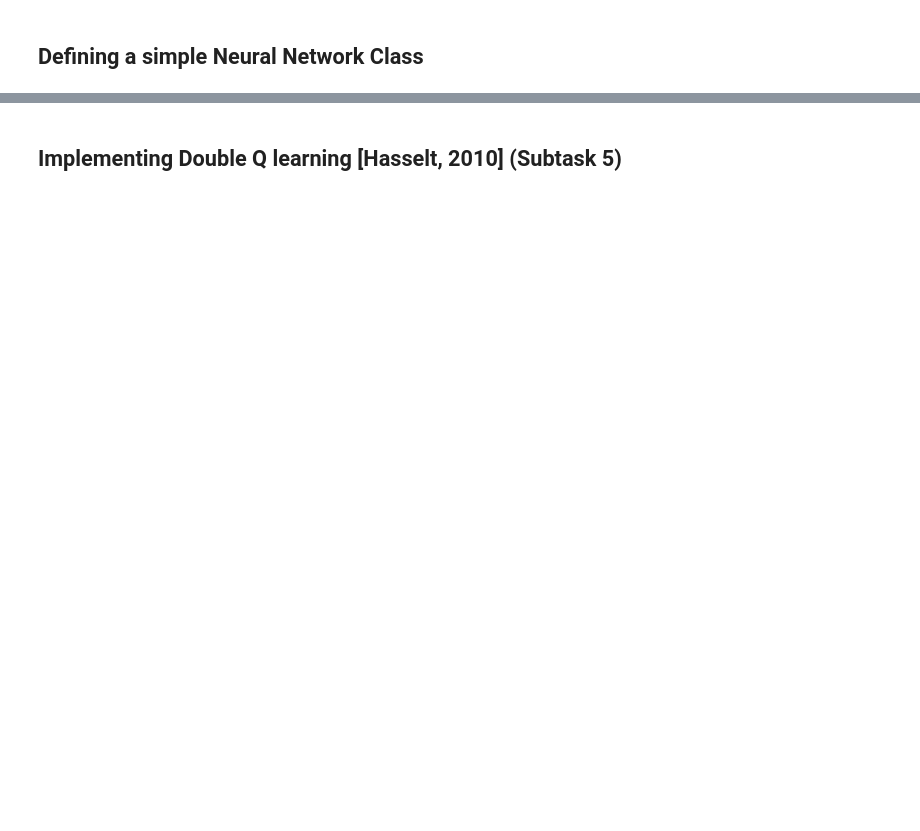
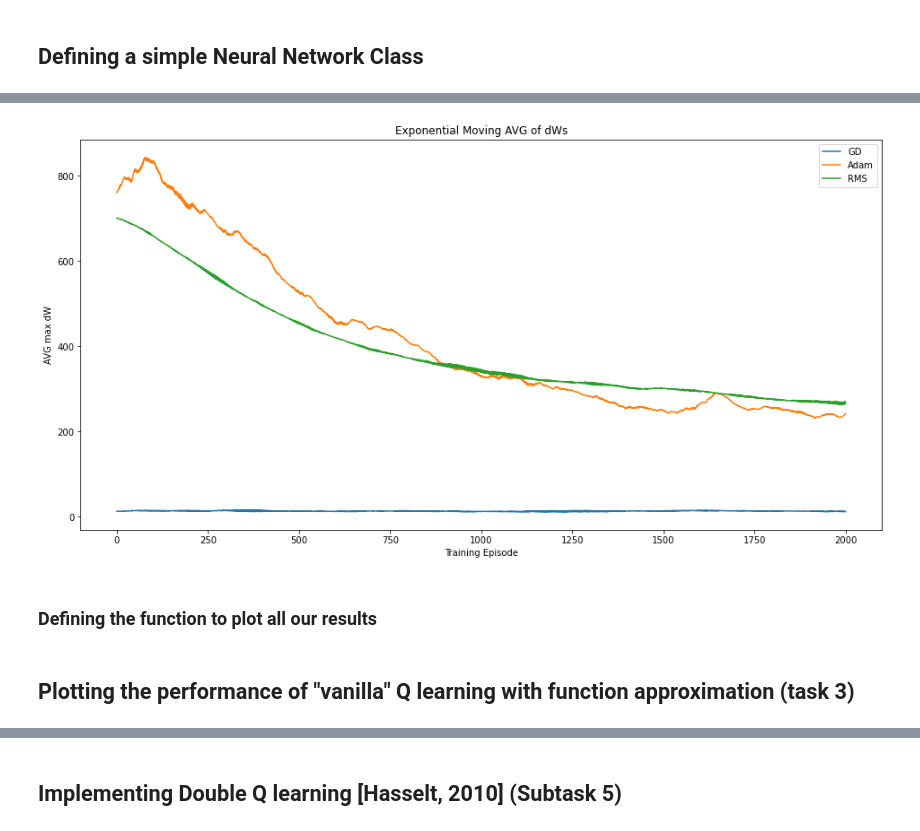
Before and after one commit to bzamanlooy/super-chess, a Jupyter notebook: Assignment/Assignment.ipynb, the cells around one changed output, grey strips where cells are left out. Drawn from its saved outputs; the diff is of its cells as text; code cells hidden in the pictures; blank space fills up the shorter version.

Commit message:
Added plots for most subtatsks.

```diff
--- a/Assignment/Assignment.ipynb
+++ b/Assignment/Assignment.ipynb
@@ -355,7 +337,7 @@ class NeuralNetwork:
 
 
 
-    def train(self, x_train, y_train, lr, epochs, batch_size, print_frequency = 10,  shuffle_indexes = True):
+    def train(self, x_train, y_train, lr, epochs, batch_size, print_frequency = 10,  shuffle_indexes = True, return_dWs = False):
 
         number_of_batches = int(math.floor(len(x_train)/batch_size))
 
@@ -401,6 +383,9 @@ class NeuralNetwork:
 
 
                 self.update(dWs, dbiases, batch_size, lr)   # update the parameters of the NN based on the dWs, dbiases you calculated + the batch size  and learning rate
+
+                if return_dWs:
+                    return dWs
 # %%
 class Adam:
     """
@@ -791,25 +786,0 @@ def exponential_moving_average(x, smoothing_parameter=0.99):
-# %%
-def plot_exponential_moving_avgs(result_arrays, plot_labels = ['Qlearning'], y_label = 'Reward',title = 'Exponential Moving Average of Reward Per Game'):
-    """
-    A custom function that takes as input a list of numpy arrays, each of whom has the same shape as returned by different runs of our Q-learning/ Double Q-learning implementations,
-    and plots all of the corresponding exponential moving averages.
-    """
-
-
-    plt.figure(figsize=(16,8))
-
-    for (j, result_array) in enumerate(result_arrays):
-        result_array_copy = result_array.copy()
-
-        R_list = list(result_array_copy.flatten())
-        R_list_ema = exponential_moving_average(R_list)
-
-        plt.plot(R_list_ema, label = plot_labels[j])
-
-
-    plt.xlabel("Training Episode")
-    plt.ylabel(y_label)
-
-    plt.title(title)
-    plt.legend()
-    plt.show()
@@ -890,0 +811,2 @@ plot_exponential_moving_avgs(beta_moves, plot_labels= [5e-7 ,5e-6 ,5e-5, 5e-4, 5
+# %%
+ R_save, N_moves_save, Q_nn, all_dWs_GD = Qlearning(N_episodes= 2000, optimization_alg= 'GD', return_dWs= True,)
@@ -890,0 +826,2 @@ plot_exponential_moving_avgs(beta_moves, plot_labels= [5e-7 ,5e-6 ,5e-5, 5e-4, 5
+# %%
+ R_save, N_moves_save, Q_nn, all_dWs_RMS = Qlearning(N_episodes= 2000, optimization_alg= 'RMSProp', return_dWs= True,)
@@ -890,0 +841,6 @@ plot_exponential_moving_avgs(beta_moves, plot_labels= [5e-7 ,5e-6 ,5e-5, 5e-4, 5
+# %%
+plot_exponential_moving_avgs([all_dWs_GD ,all_dWs, all_dWs_RMS], plot_labels=  ['GD', 'Adam', 'RMS'], y_label = 'AVG max dW', title = 'Exponential Moving AVG of dWs')
+# %% [output]
+[figure, added]
+# %% [markdown]
+### Defining the function to plot all our results
@@ -890,0 +881,2 @@ plot_exponential_moving_avgs(beta_moves, plot_labels= [5e-7 ,5e-6 ,5e-5, 5e-4, 5
+# %% [markdown]
+## Plotting the performance of "vanilla" Q learning with function approximation (task 3)
```
Also changed, not shown: parts of 75 cells of this notebook, 6 other files.
